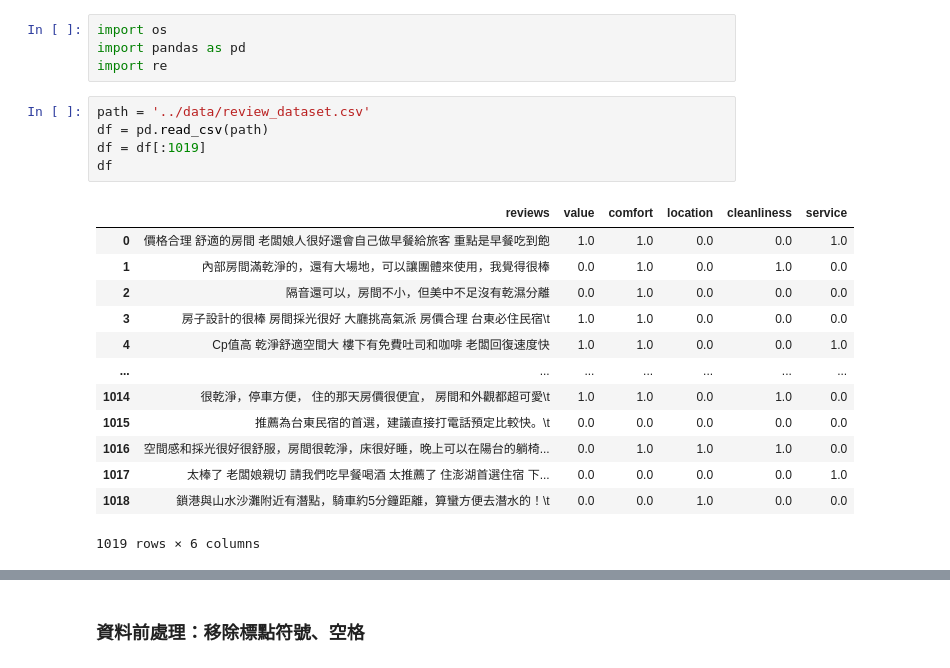
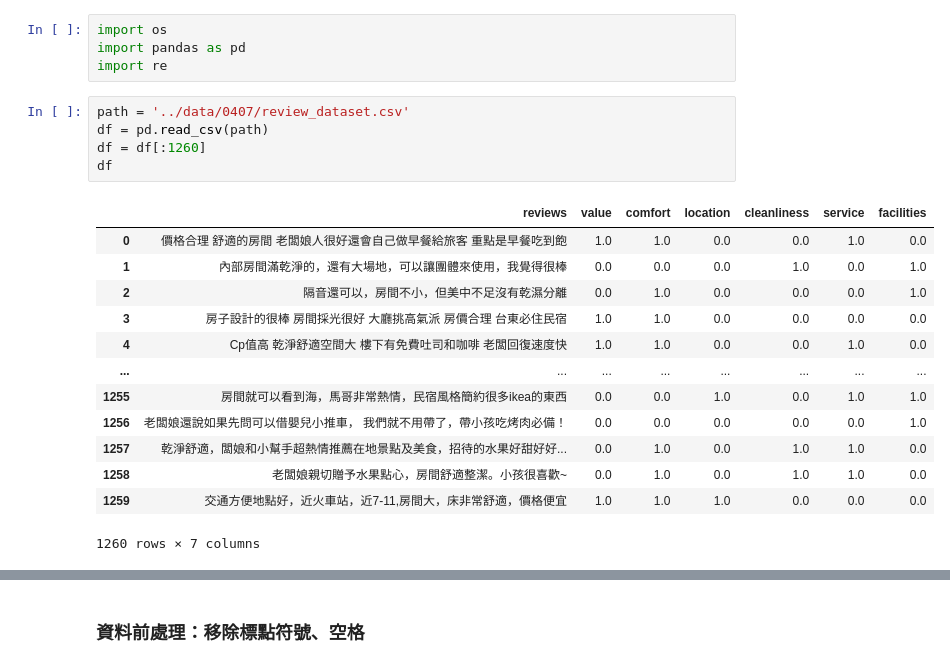
Before and after one commit to g3190220/Cooperation-Project, a Jupyter notebook: code/分詞+詞性標注+移除停用詞.ipynb, the cells around one changed output, grey strips where cells are left out. Drawn from its saved outputs; the diff is of its cells as text.

```diff
--- a/code/分詞+詞性標注+移除停用詞.ipynb
+++ b/code/分詞+詞性標注+移除停用詞.ipynb
@@ -5,21 +5,21 @@ import os
 import pandas as pd
 import re
 # %%
-path = '../data/review_dataset.csv'
+path = '../data/0407/review_dataset.csv'
 df = pd.read_csv(path)
-df = df[:1019]
+df = df[:1260]
 df
 # %% [output]
-|  | reviews | value | comfort | location | cleanliness | service |
-| 0 | 價格合理 舒適的房間 老闆娘人很好還會自己做早餐給旅客 重點是早餐吃到飽 | 1.0 | 1.0 | 0.0 | 0.0 | 1.0 |
-| 1 | 內部房間滿乾淨的，還有大場地，可以讓團體來使用，我覺得很棒 | 0.0 | 1.0 | 0.0 | 1.0 | 0.0 |
-| 2 | 隔音還可以，房間不小，但美中不足沒有乾濕分離 | 0.0 | 1.0 | 0.0 | 0.0 | 0.0 |
-| 3 | 房子設計的很棒 房間採光很好 大廳挑高氣派 房價合理 台東必住民宿\t | 1.0 | 1.0 | 0.0 | 0.0 | 0.0 |
-| 4 | Cp值高 乾淨舒適空間大 樓下有免費吐司和咖啡 老闆回復速度快 | 1.0 | 1.0 | 0.0 | 0.0 | 1.0 |
-| ... | ... | ... | ... | ... | ... | ... |
-| 1014 | 很乾淨，停車方便， 住的那天房價很便宜， 房間和外觀都超可愛\t | 1.0 | 1.0 | 0.0 | 1.0 | 0.0 |
-| 1015 | 推薦為台東民宿的首選，建議直接打電話預定比較快。\t | 0.0 | 0.0 | 0.0 | 0.0 | 0.0 |
-| 1016 | 空間感和採光很好很舒服，房間很乾淨，床很好睡，晚上可以在陽台的躺椅... | 0.0 | 1.0 | 1.0 | 1.0 | 0.0 |
-| 1017 | 太棒了 老闆娘親切 請我們吃早餐喝酒 太推薦了 住澎湖首選住宿 下... | 0.0 | 0.0 | 0.0 | 0.0 | 1.0 |
-| 1018 | 鎖港與山水沙灘附近有潛點，騎車約5分鐘距離，算蠻方便去潛水的！\t | 0.0 | 0.0 | 1.0 | 0.0 | 0.0 |
+|  | reviews | value | comfort | location | cleanliness | service | facilities |
+| 0 | 價格合理 舒適的房間 老闆娘人很好還會自己做早餐給旅客 重點是早餐吃到飽 | 1.0 | 1.0 | 0.0 | 0.0 | 1.0 | 0.0 |
+| 1 | 內部房間滿乾淨的，還有大場地，可以讓團體來使用，我覺得很棒 | 0.0 | 0.0 | 0.0 | 1.0 | 0.0 | 1.0 |
+| 2 | 隔音還可以，房間不小，但美中不足沒有乾濕分離 | 0.0 | 1.0 | 0.0 | 0.0 | 0.0 | 1.0 |
+| 3 | 房子設計的很棒 房間採光很好 大廳挑高氣派 房價合理 台東必住民宿 | 1.0 | 1.0 | 0.0 | 0.0 | 0.0 | 0.0 |
+| 4 | Cp值高 乾淨舒適空間大 樓下有免費吐司和咖啡 老闆回復速度快 | 1.0 | 1.0 | 0.0 | 0.0 | 1.0 | 0.0 |
+| ... | ... | ... | ... | ... | ... | ... | ... |
+| 1255 | 房間就可以看到海，馬哥非常熱情，民宿風格簡約很多ikea的東西 | 0.0 | 0.0 | 1.0 | 0.0 | 1.0 | 1.0 |
+| 1256 | 老闆娘還說如果先問可以借嬰兒小推車， 我們就不用帶了，帶小孩吃烤肉必備！ | 0.0 | 0.0 | 0.0 | 0.0 | 0.0 | 1.0 |
+| 1257 | 乾淨舒適，闆娘和小幫手超熱情推薦在地景點及美食，招待的水果好甜好好... | 0.0 | 1.0 | 0.0 | 1.0 | 1.0 | 0.0 |
+| 1258 | 老闆娘親切贈予水果點心，房間舒適整潔。小孩很喜歡~ | 0.0 | 1.0 | 0.0 | 1.0 | 1.0 | 0.0 |
+| 1259 | 交通方便地點好，近火車站，近7-11,房間大，床非常舒適，價格便宜 | 1.0 | 1.0 | 1.0 | 0.0 | 0.0 | 0.0 |
-1019 rows × 6 columns
+1260 rows × 7 columns
```
Also changed, not shown: parts of 23 cells of this notebook, 16 other files.
